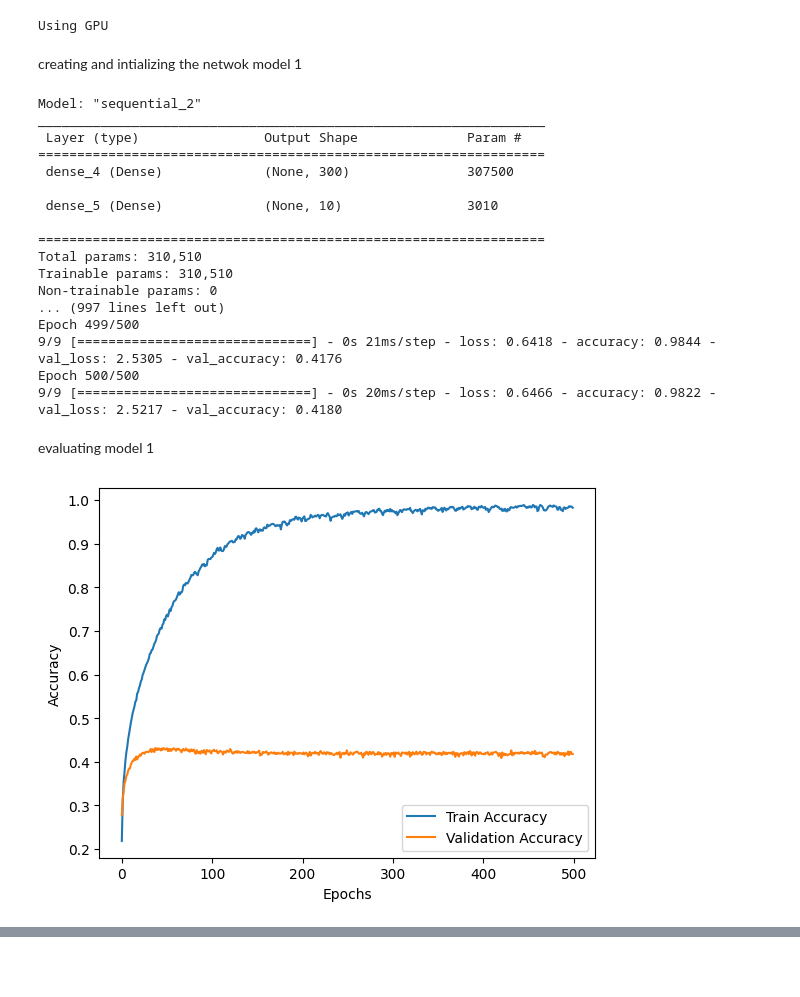
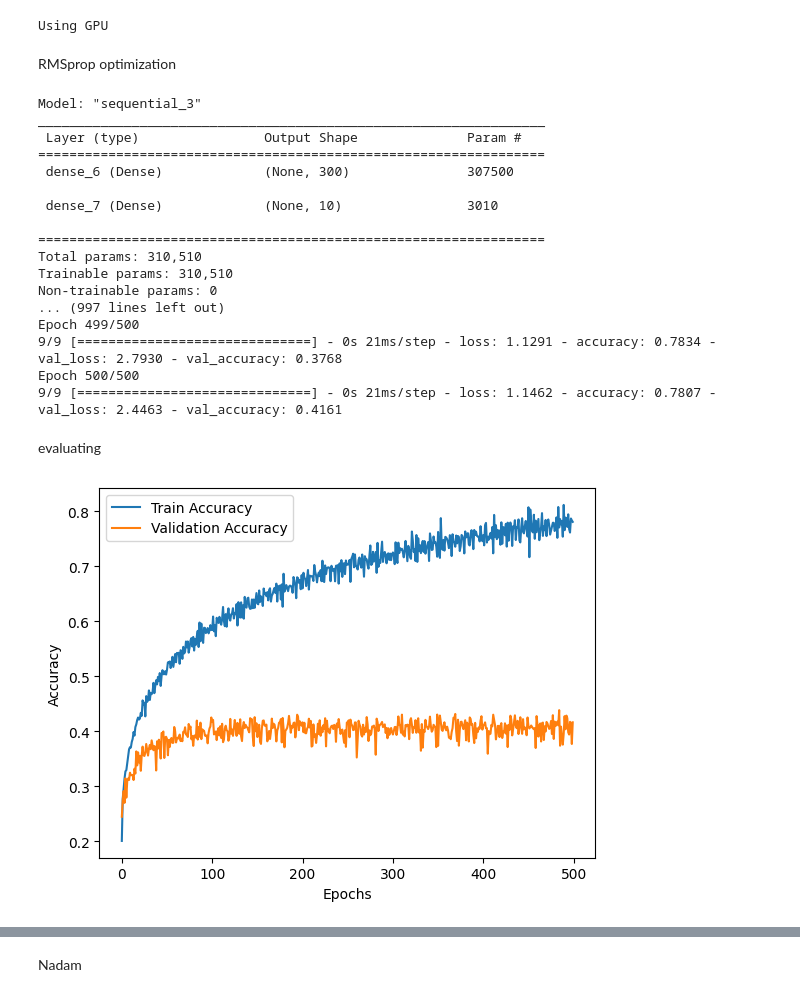
Before and after one commit to hussein37156/CI_project, a Jupyter notebook: Milestone_1/milestone_1.ipynb, the cells around one changed output, grey strips where cells are left out. Drawn from its saved outputs; the diff is of its cells as text; code cells hidden in the pictures; blank space fills up the shorter version.

```diff
--- a/Milestone_1/milestone_1.ipynb
+++ b/Milestone_1/milestone_1.ipynb
@@ -40,19 +40,20 @@ x_train = (x_train - mean) / std
 x_test = (x_test - mean) / std
 # %% [output]
 Using GPU
-# %% [markdown]
-creating and intializing the netwok model 1
+# %% [markdown]
+RMSprop optimization
 # %%
-model = models.Sequential(
+model_1 = models.Sequential(
     [
         layers.Input(shape=(1024)),
         layers.Dense(300, activation='relu', kernel_regularizer=regularizers.l2(0.001)),
         layers.Dense(10, activation='softmax', kernel_regularizer=regularizers.l2(0.001))
     ]
 )
+model_1.summary()
 
-model.compile(
-    optimizer='adam',
+model_1.compile(
+    optimizer=keras.optimizers.RMSprop(learning_rate=0.001),
     loss=keras.losses.SparseCategoricalCrossentropy(),
     metrics=['accuracy'],
     loss_weights=None,
@@ -60,17 +61,18 @@ model.compile(
     weighted_metrics=None
 )
 
-model.summary()
 
-history_1 = model.fit(x_train, y_train, epochs=500, batch_size=3000, validation_split=0.5)
+T1= time.time()
+history_1 = model_1.fit(x_train, y_train, epochs=500, batch_size=3000, validation_split=0.5)
+T2= time.time()
 # %% [output]
-Model: "sequential_2"
+Model: "sequential_3"
 _________________________________________________________________
  Layer (type)                Output Shape              Param #
 =================================================================
- dense_4 (Dense)             (None, 300)               307500
+ dense_6 (Dense)             (None, 300)               307500
 
- dense_5 (Dense)             (None, 10)                3010
+ dense_7 (Dense)             (None, 10)                3010
 
 =================================================================
 Total params: 310,510
@@ -78,21 +80,22 @@ Trainable params: 310,510
 Non-trainable params: 0
 ... (997 lines left out)
 Epoch 499/500
-9/9 [==============================] - 0s 21ms/step - loss: 0.6418 - accuracy: 0.9844 - val_loss: 2.5305 - val_accuracy: 0.4176
+9/9 [==============================] - 0s 21ms/step - loss: 1.1291 - accuracy: 0.7834 - val_loss: 2.7930 - val_accuracy: 0.3768
 Epoch 500/500
-9/9 [==============================] - 0s 20ms/step - loss: 0.6466 - accuracy: 0.9822 - val_loss: 2.5217 - val_accuracy: 0.4180
+9/9 [==============================] - 0s 21ms/step - loss: 1.1462 - accuracy: 0.7807 - val_loss: 2.4463 - val_accuracy: 0.4161
 # %% [markdown]
-evaluating model 1
+evaluating
 # %%
 plt.plot(history_1.history['accuracy'], label='Train Accuracy')
 plt.plot(history_1.history['val_accuracy'], label='Validation Accuracy')
 plt.xlabel('Epochs')
 plt.ylabel('Accuracy')
 plt.legend()
 plt.show()
 
-loss,accuracy =model.evaluate(x_test,y_test)
+loss,accuracy =model_1.evaluate(x_test,y_test)
 print(f'Test Loss: {loss}')
 print(f'Test Accuracy: {accuracy}')
+print(f'Time taken: {T2-T1}')
 # %% [output]
-[figure, old version]
+[figure, new version]
@@ -101,0 +106,2 @@ Test Accuracy: 0.41690000891685486
+# %% [markdown]
+Nadam
```
Also changed, not shown: parts of 20 cells of this notebook.
